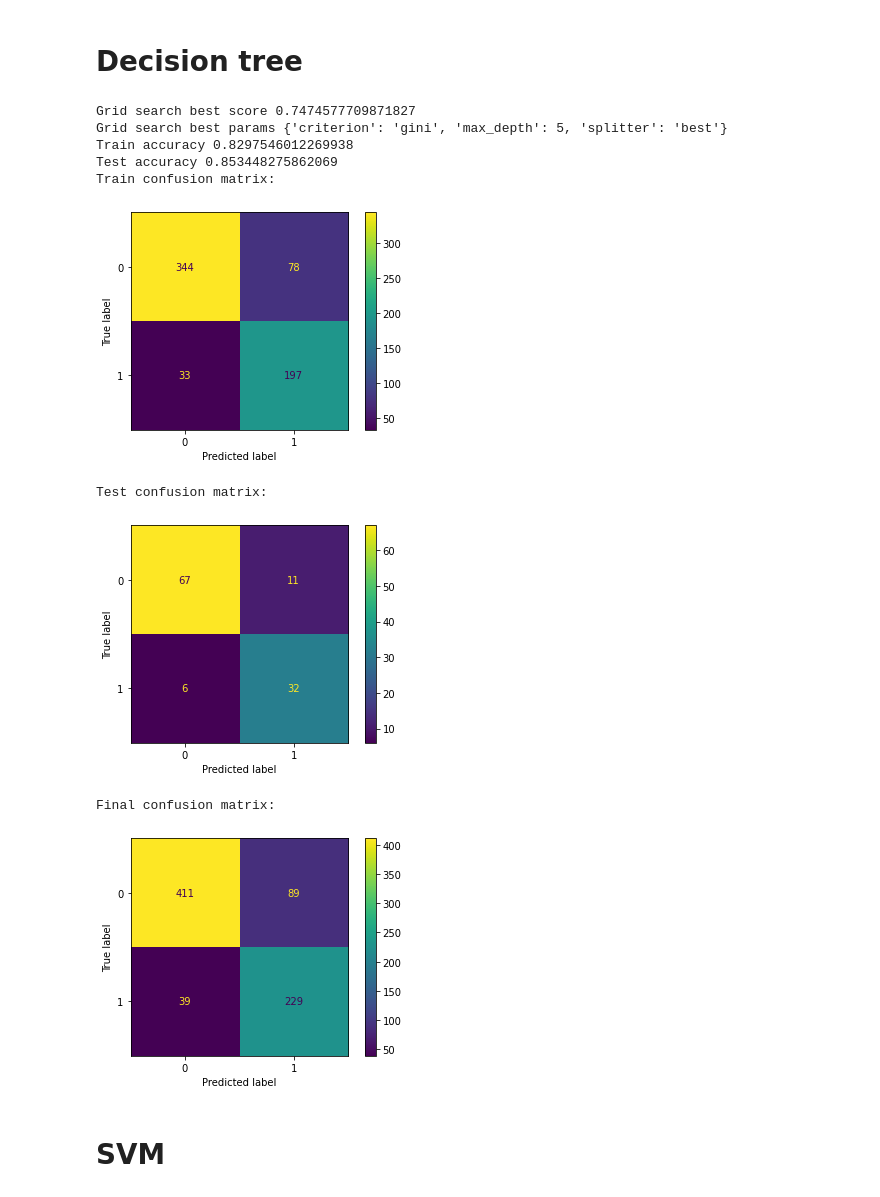
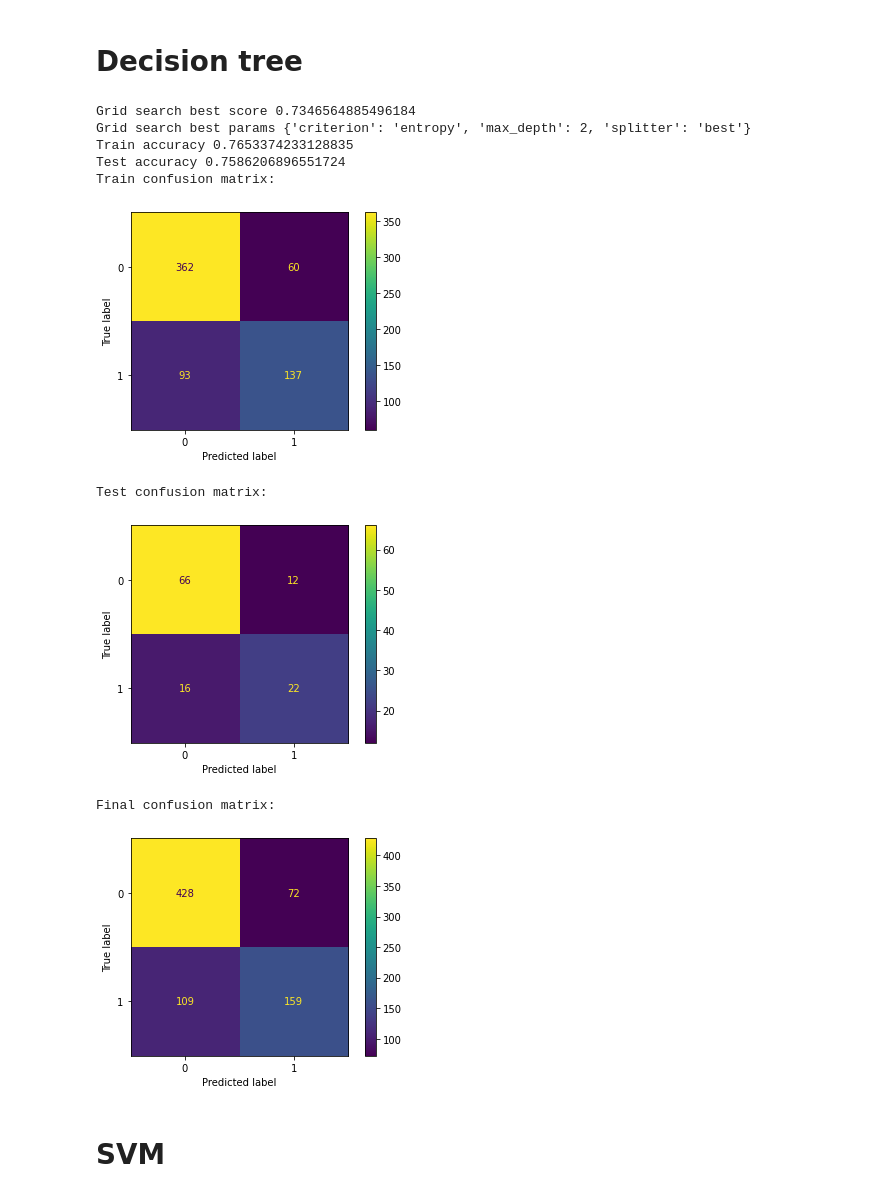
Before and after one commit to pm51502/zop-lab1, a Jupyter notebook: zop_projekt.ipynb, the cells around one changed output. Saved outputs shown, nothing was run; the diff lists cells and outputs as text; code cells hidden in the pictures.

Commit message:
promjenjeno ucenje za GridSearchCV

```diff
--- a/zop_projekt.ipynb
+++ b/zop_projekt.ipynb
@@ -155,7 +157,7 @@ parameters = {'var_smoothing': [0.3, 0.2, 0.1, 0.01, 0.001, 0.0001]}
 
 gnb = GaussianNB()
 gs = GridSearchCV(gnb, parameters, scoring='accuracy')
-gs.fit(X, y)
+gs.fit(X_train, y_train)
 
 print('Grid search best score', gs.best_score_)
 print('Grid search best params', gs.best_params_)
@@ -201,41 +203,41 @@ parameters = {'criterion': ['gini', 'entropy'],
 dtc = DecisionTreeClassifier()
 
 gs = GridSearchCV(dtc, parameters, scoring='accuracy')
-gs.fit(X, y)
+gs.fit(X_train, y_train)
 
 print('Grid search best score', gs.best_score_)
 print('Grid search best params', gs.best_params_)
 
 y_pred_train = gs.predict(X_train)
 y_pred_test = gs.predict(X_test)
 
 train_acc = accuracy_score(y_train, y_pred_train)
 test_acc = accuracy_score(y_test, y_pred_test)
 
 print('Train accuracy', train_acc)
 print('Test accuracy', test_acc)
 
 print('Train confusion matrix:')
 plot_cf_matrix(y_train, y_pred_train, labels=gs.classes_)
 
 print('Test confusion matrix:')
 plot_cf_matrix(y_test, y_pred_test, labels=gs.classes_)
 
 print('Final confusion matrix:')
 plot_cf_matrix(np.append(y_train, y_test), np.append(y_pred_train, y_pred_test), labels=gs.classes_)
 
 dtc = gs
 # %% [output]
-Grid search best score 0.7474577709871827
-Grid search best params {'criterion': 'gini', 'max_depth': 5, 'splitter': 'best'}
-Train accuracy 0.8297546012269938
-Test accuracy 0.853448275862069
+Grid search best score 0.7346564885496184
+Grid search best params {'criterion': 'entropy', 'max_depth': 2, 'splitter': 'best'}
+Train accuracy 0.7653374233128835
+Test accuracy 0.7586206896551724
 Train confusion matrix:
-[figure, old version]
+[figure, new version]
 Test confusion matrix:
-[figure, old version]
+[figure, new version]
 Final confusion matrix:
-[figure, old version]
+[figure, new version]
 # %% [markdown]
 # SVM
 # %%
```
Also changed, not shown: parts of 6 cells of this notebook.
